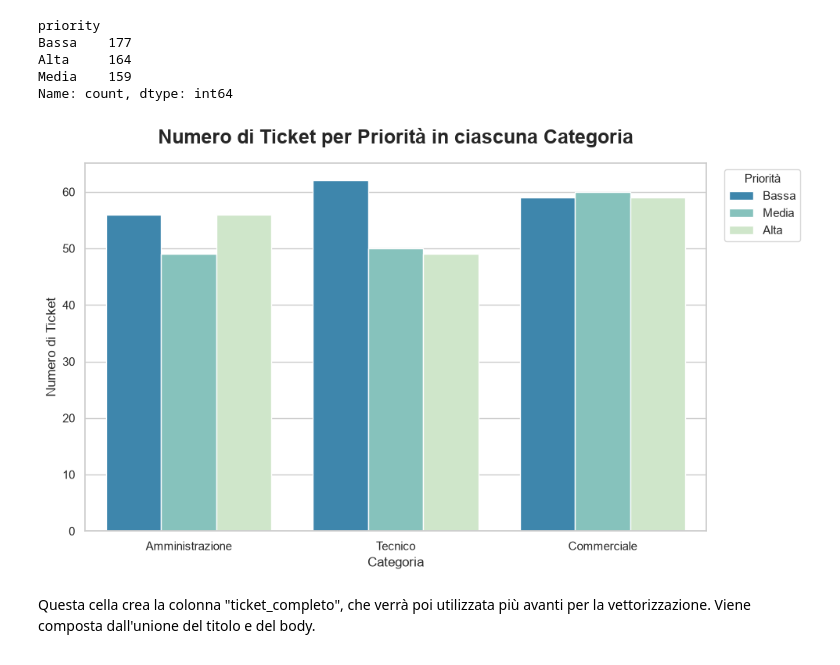
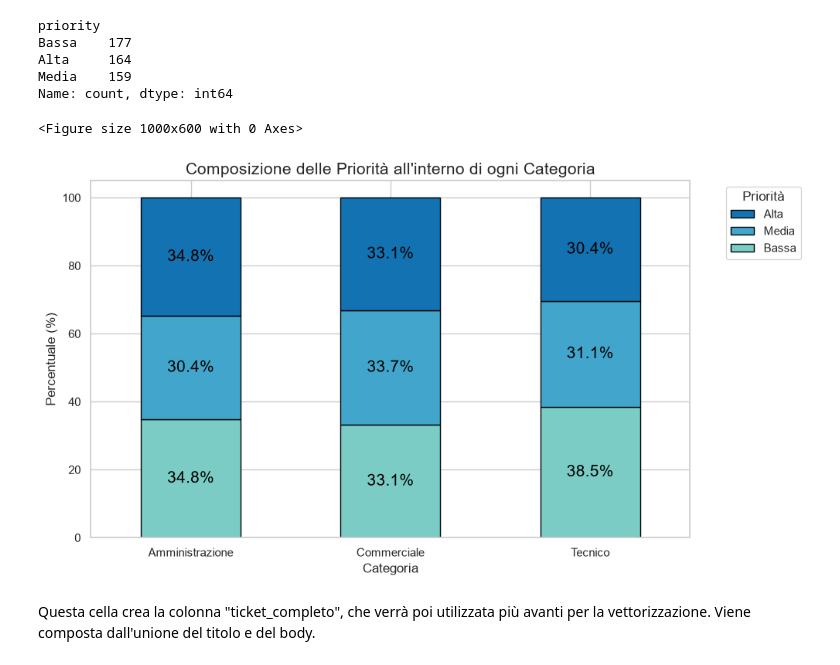
Before and after one commit to gabrieleStagnitta/Project-Work, a Jupyter notebook: 03_Pipeline_Machine_Learning.ipynb, the cells around one changed output. Saved outputs shown, nothing was run; the diff lists cells and outputs as text; code cells hidden in the pictures.

```diff
--- a/03_Pipeline_Machine_Learning.ipynb
+++ b/03_Pipeline_Machine_Learning.ipynb
@@ -136,31 +123,37 @@ Bassa    177
 Alta     164
 Media    159
 Name: count, dtype: int64
-# %%
-fig2, ax2 = plt.subplots(figsize=(10, 6))
-
-order = ['Amministrazione', 'Tecnico', 'Commerciale']
-sns.countplot(
-    data=df,
-    x='category',
-    order = order,
-    hue='priority',
-    hue_order=['Bassa', 'Media', 'Alta'],
-    palette='GnBu_r',
-    ax=ax2
-)
-
-#leggenda ed etichette varie
-ax2.set_title('Numero di Ticket per Priorità in ciascuna Categoria', fontsize=18, pad=18, fontweight='bold')
-ax2.set_xlabel('Categoria', fontsize=12)
-ax2.set_ylabel('Numero di Ticket', fontsize=12)
-ax2.legend(title='Priorità', title_fontsize='11', loc='upper left',bbox_to_anchor=(1.02,1))
-
-
-plt.tight_layout()
-plt.show()
-# %% [output]
-[figure, removed]
+# %%
+plt.figure(figsize=(10, 6))
+priority_order = ['Bassa', 'Media', 'Alta']
+df['priority'] = pd.Categorical(df['priority'], categories=priority_order, ordered=True)
+
+#creazione della tabella incrociata in percentuali
+crosstab_norm = pd.crosstab(df['category'], df['priority'], normalize='index') * 100
+
+colors_gnbu = sns.color_palette("GnBu", n_colors=5)[2:5]
+ax = crosstab_norm.plot(kind='bar', stacked=True, color=colors_gnbu, figsize=(10, 6), edgecolor='black')
+
+#aggiunta delle percentuali dentro le barre
+for p in ax.patches:
+    width, height = p.get_width(), p.get_height()
+    x, y = p.get_xy()
+    if height > 5:
+        ax.text(x + width/2, y + height/2, '{:.1f}%'.format(height),
+                horizontalalignment='center', verticalalignment='center',
+                fontsize=15, color='black')
+
+plt.title("Composizione delle Priorità all'interno di ogni Categoria", fontsize=15)
+plt.xlabel('Categoria', fontsize=12)
+plt.ylabel('Percentuale (%)', fontsize=12)
+plt.xticks(rotation=0)
+plt.legend(title='Priorità', bbox_to_anchor=(1.05, 1), loc='upper left')
+handles, labels = ax.get_legend_handles_labels()
+plt.legend(reversed(handles), reversed(labels), title='Priorità', bbox_to_anchor=(1.05, 1), loc='upper left')
+plt.show()
+# %% [output]
+<Figure size 1000x600 with 0 Axes>
+[figure, added]
 # %% [markdown]
 Questa cella crea la colonna "ticket_completo", che verrà poi utilizzata più avanti per la vettorizzazione. Viene composta dall'unione del titolo e del body.
 # %% [markdown]
```
Also changed, not shown: parts of 6 cells of this notebook.
